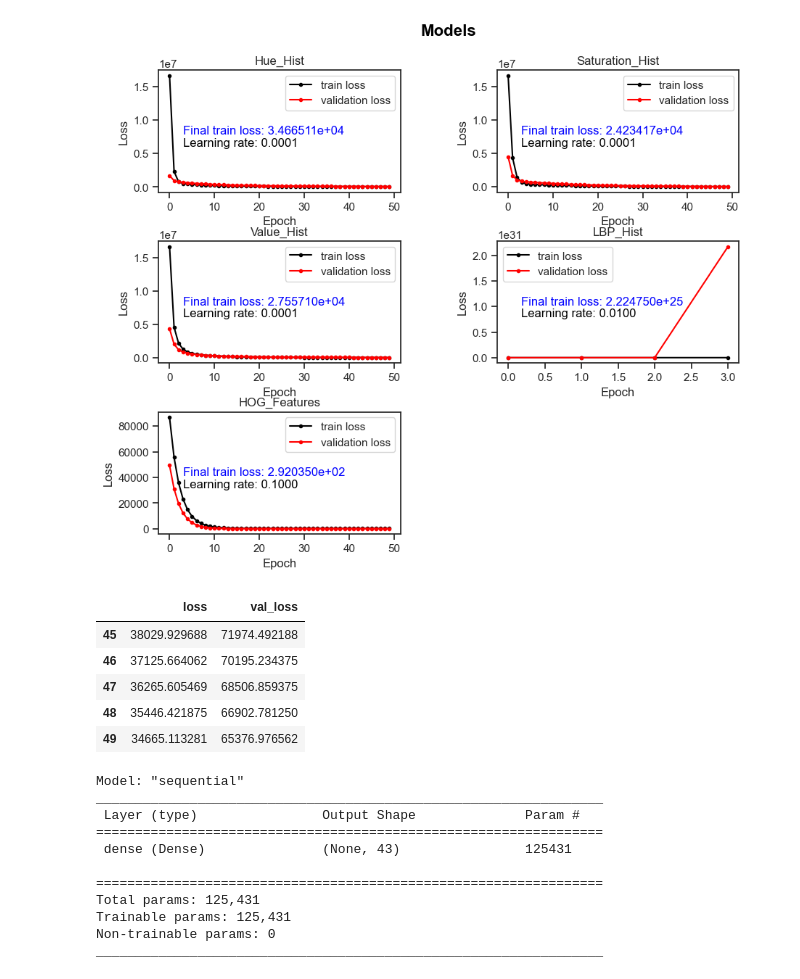
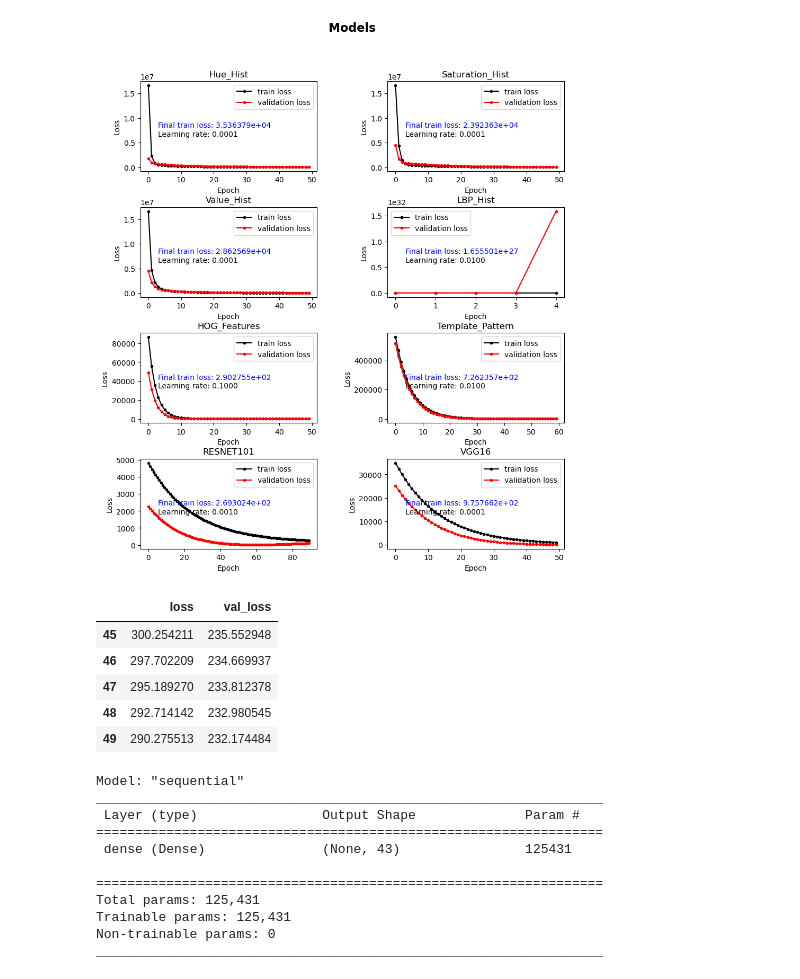
Before and after one commit to teddy661/281-final-project, a Jupyter notebook: BaseModel.ipynb, the cells around one changed output. Saved outputs shown, nothing was run; the diff lists cells and outputs as text; code cells hidden in the pictures.

```diff
--- a/BaseModel.ipynb
+++ b/BaseModel.ipynb
@@ -69,3 +68,6 @@ shape: (43, 2)
 # %%
-columns = ['ClassId', 'Hue_Hist', 'Saturation_Hist', 'Value_Hist', 'LBP_Hist', 'HOG_Features']
+columns = ['ClassId', 'Hue_Hist', 'Saturation_Hist', 'Value_Hist', 'LBP_Hist', 'HOG_Features',
+           'Template_Pattern', 'RESNET101', 'VGG16'
+          ]
 features = features[columns]
+features.head(3)
@@ -120,6 +120,26 @@ NUM_BATCH = 32
 EPSILON = 0.0001
 EPOCHS = 50
 SPLIT = 0.10
+
+params = []
+for col in columns:
+    learningRate = EPSILON
+    epochs = EPOCHS
+
+    if col == 'HOG_Features':
+        learningRate = 0.1
+    elif col == 'LBP_Hist':
+        learningRate = 0.01
+        epochs = 10
+    elif col == 'Template_Pattern':
+        learningRate = 0.01
+        epochs = 60
+    elif col == 'RESNET101':
+        learningRate = 0.001
+        epochs = 90
+
+    params.append([col, learningRate, epochs])
+
 
 models = []
 
@@ -134,9 +154,9 @@ for col in columns[1:]:
 
     tdataset.batch(NUM_BATCH)
 
-    learningRate = 0.1 if col == 'HOG_Features' else EPSILON
-    learningRate = 0.01 if col == 'LBP_Hist' else learningRate
-    epochs = 10 if col == 'LBP_Hist' else EPOCHS
+    parmts = [e for e in params if e[0]==col][0]
+    learningRate = parmts[1]
+    epochs = parmts[2]
 
     print(f'Model for {col}')
     print('='*100)
@@ -289,12 +260,12 @@ def plot_loss(model, history, title, pos):
 # %%
-plt.figure(figsize=(10,8))
+plt.figure(figsize=(10,14))
 plt.suptitle("Models", fontsize=16, color="black", fontweight="bold")
 
 for i,m in enumerate(models):
     hist = pd.DataFrame(m[1].history)
     hist = hist[np.isfinite(hist).all(1)]
 
-    ax = plt.subplot(3, 2, i+1)
+    ax = plt.subplot(5, 2, i+1)
 
     plt.xlabel('Epoch')
     plt.ylabel('Loss')
@@ -303,41 +274,41 @@ for i,m in enumerate(models):
     plt.legend(['train loss', 'validation loss'])
     plt.title(m[2])
 
     loss = "Final train loss: {lo:e}"
     loss = loss.format(lo=list(hist['loss'])[-1])
 
     lrate = "Learning rate: {ep:.4f}"
     lrate = lrate.format(ep=m[3])
 
     plt.text(0.1, 0.55, loss,
              ha='left', va='top',
              transform=ax.transAxes,
              color='blue'
             )
     plt.text(0.1, 0.45, lrate,
              ha='left', va='top',
              transform=ax.transAxes,
              color='black'
             )
 
 
 plt.subplots_adjust(left=0.1,
                 bottom=0.1,
                 right=0.9,
                 top=0.9,
                 wspace=0.4,
                 hspace=0.4)
 
 plt.show()
 # %% [output]
-[figure, old version]
+[figure, new version]
 # %%
-hist = pd.DataFrame(models[0][1].history)
+hist = pd.DataFrame(models[4][1].history)
 hist.tail(5)
 # %% [output]
 |  | loss | val_loss |
-| 45 | 38029.929688 | 71974.492188 |
-| 46 | 37125.664062 | 70195.234375 |
-| 47 | 36265.605469 | 68506.859375 |
-| 48 | 35446.421875 | 66902.781250 |
-| 49 | 34665.113281 | 65376.976562 |
+| 45 | 300.254211 | 235.552948 |
+| 46 | 297.702209 | 234.669937 |
+| 47 | 295.189270 | 233.812378 |
+| 48 | 292.714142 | 232.980545 |
+| 49 | 290.275513 | 232.174484 |
```
Also changed, not shown: parts of 11 cells of this notebook.
